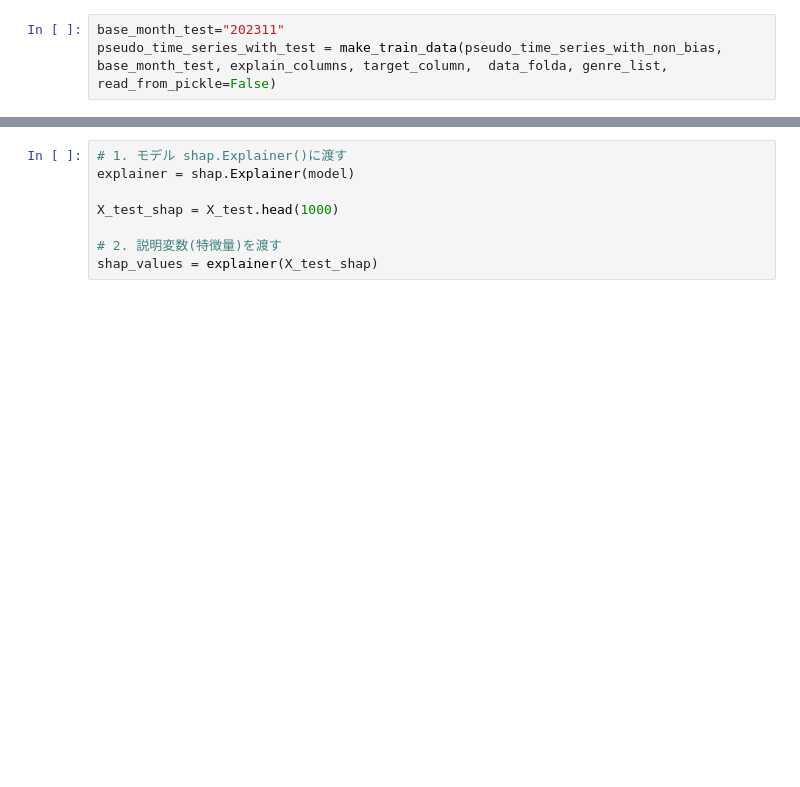
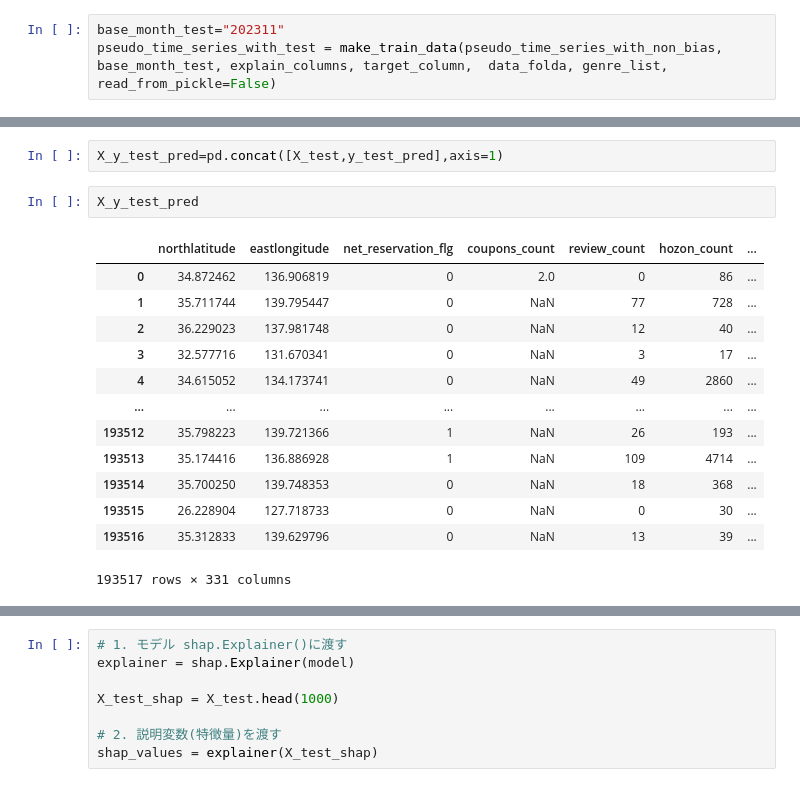
Before and after one commit to dgarage/dglab-ai-scoring_insitestream, a Jupyter notebook: pg/test_models.ipynb, the cells around one changed output, grey strips where cells are left out. Cells and saved outputs as stored; diff of their text form; blank space fills up the shorter version.

```diff
--- a/pg/test_models.ipynb
+++ b/pg/test_models.ipynb
@@ -202,0 +398,18 @@ array([<Axes: title={'center': '0'}>, <Axes: title={'center': '1'}>],
+# %%
+X_y_test_pred=pd.concat([X_test,y_test_pred],axis=1)
+# %%
+X_y_test_pred
+# %% [output]
+|  | northlatitude | eastlongitude | net_reservation_flg | coupons_count | review_count | hozon_count | ... |
+| 0 | 34.872462 | 136.906819 | 0 | 2.0 | 0 | 86 | ... |
+| 1 | 35.711744 | 139.795447 | 0 | NaN | 77 | 728 | ... |
+| 2 | 36.229023 | 137.981748 | 0 | NaN | 12 | 40 | ... |
+| 3 | 32.577716 | 131.670341 | 0 | NaN | 3 | 17 | ... |
+| 4 | 34.615052 | 134.173741 | 0 | NaN | 49 | 2860 | ... |
+| ... | ... | ... | ... | ... | ... | ... | ... |
+| 193512 | 35.798223 | 139.721366 | 1 | NaN | 26 | 193 | ... |
+| 193513 | 35.174416 | 136.886928 | 1 | NaN | 109 | 4714 | ... |
+| 193514 | 35.700250 | 139.748353 | 0 | NaN | 18 | 368 | ... |
+| 193515 | 26.228904 | 127.718733 | 0 | NaN | 0 | 30 | ... |
+| 193516 | 35.312833 | 139.629796 | 0 | NaN | 13 | 39 | ... |
+193517 rows × 331 columns
```
Also changed, not shown: parts of 34 cells of this notebook, 1 other file.
